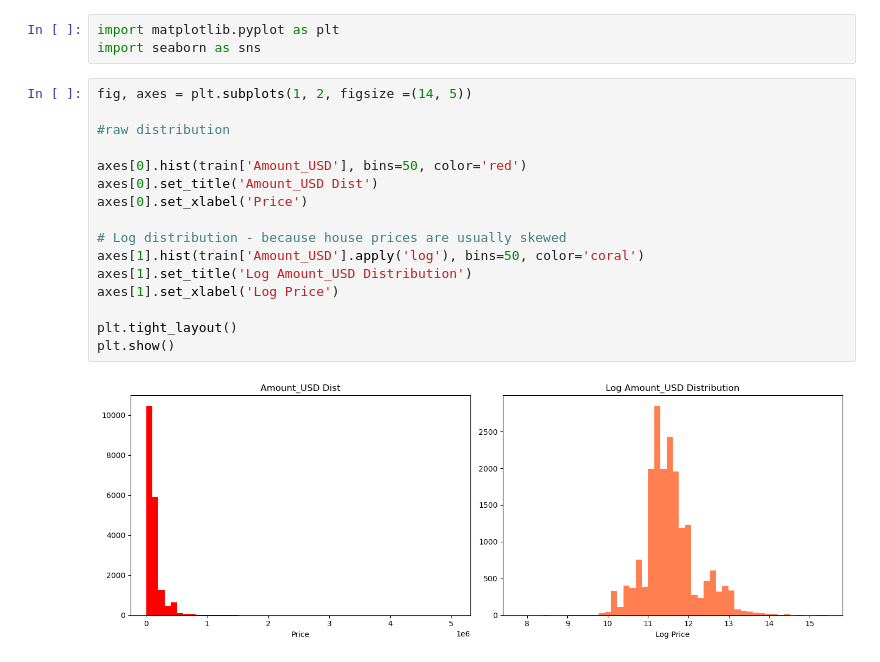
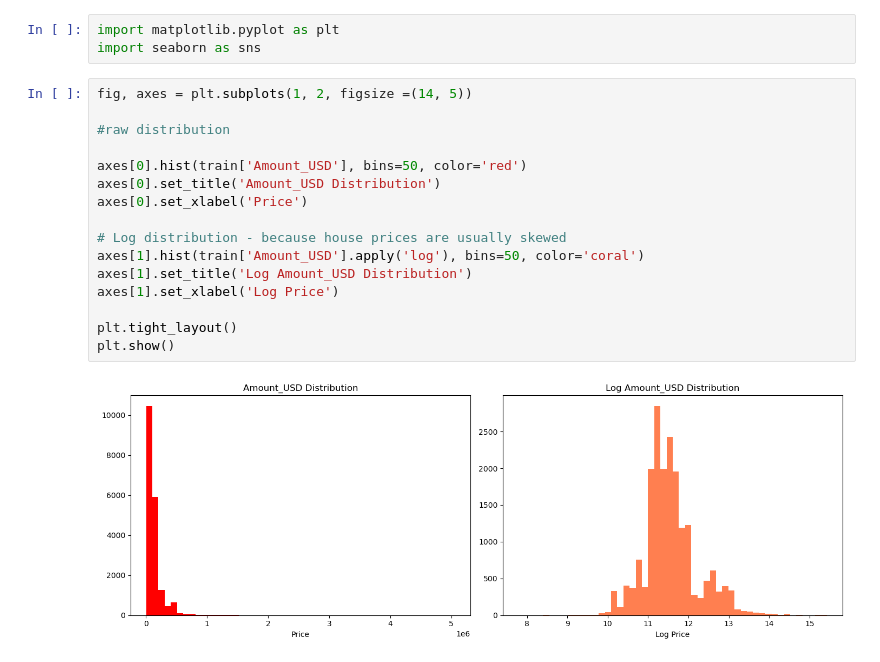
Before and after one commit to tobezhanabi/medium-HousePredict, a Jupyter notebook: ProjectHousePrice.ipynb, the cells around one changed output. Drawn from its saved outputs; the diff is of its cells as text.

```diff
--- a/ProjectHousePrice.ipynb
+++ b/ProjectHousePrice.ipynb
@@ -451,18 +451,18 @@ import seaborn as sns
 # %%
 fig, axes = plt.subplots(1, 2, figsize =(14, 5))
 
 #raw distribution
 
 axes[0].hist(train['Amount_USD'], bins=50, color='red')
-axes[0].set_title('Amount_USD Dist')
+axes[0].set_title('Amount_USD Distribution')
 axes[0].set_xlabel('Price')
 
 # Log distribution - because house prices are usually skewed
 axes[1].hist(train['Amount_USD'].apply('log'), bins=50, color='coral')
 axes[1].set_title('Log Amount_USD Distribution')
 axes[1].set_xlabel('Log Price')
 
 plt.tight_layout()
 plt.show()
 # %% [output]
-[figure, old version]
+[figure, new version]
```
Also changed, not shown: parts of 8 cells of this notebook.
